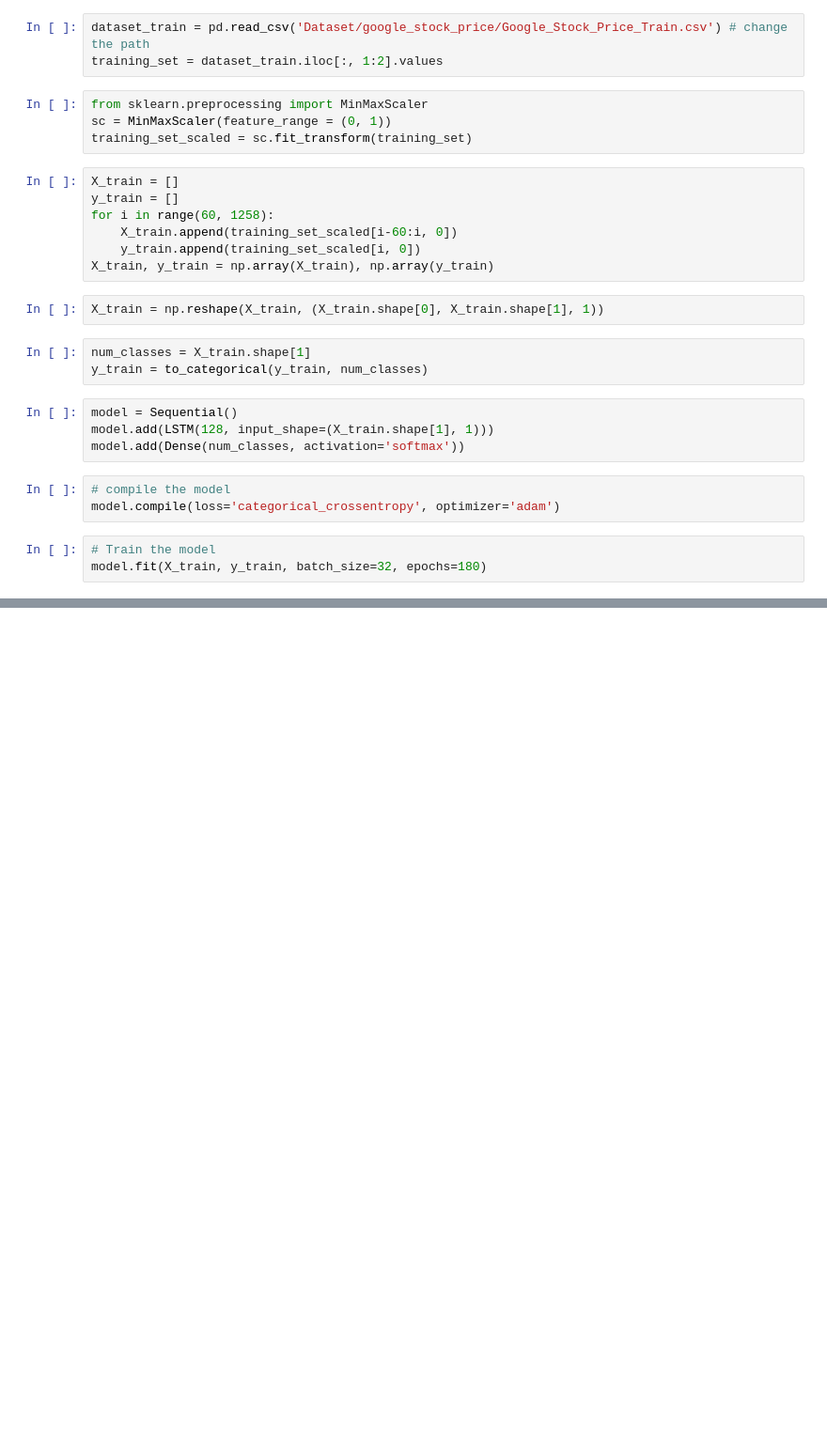
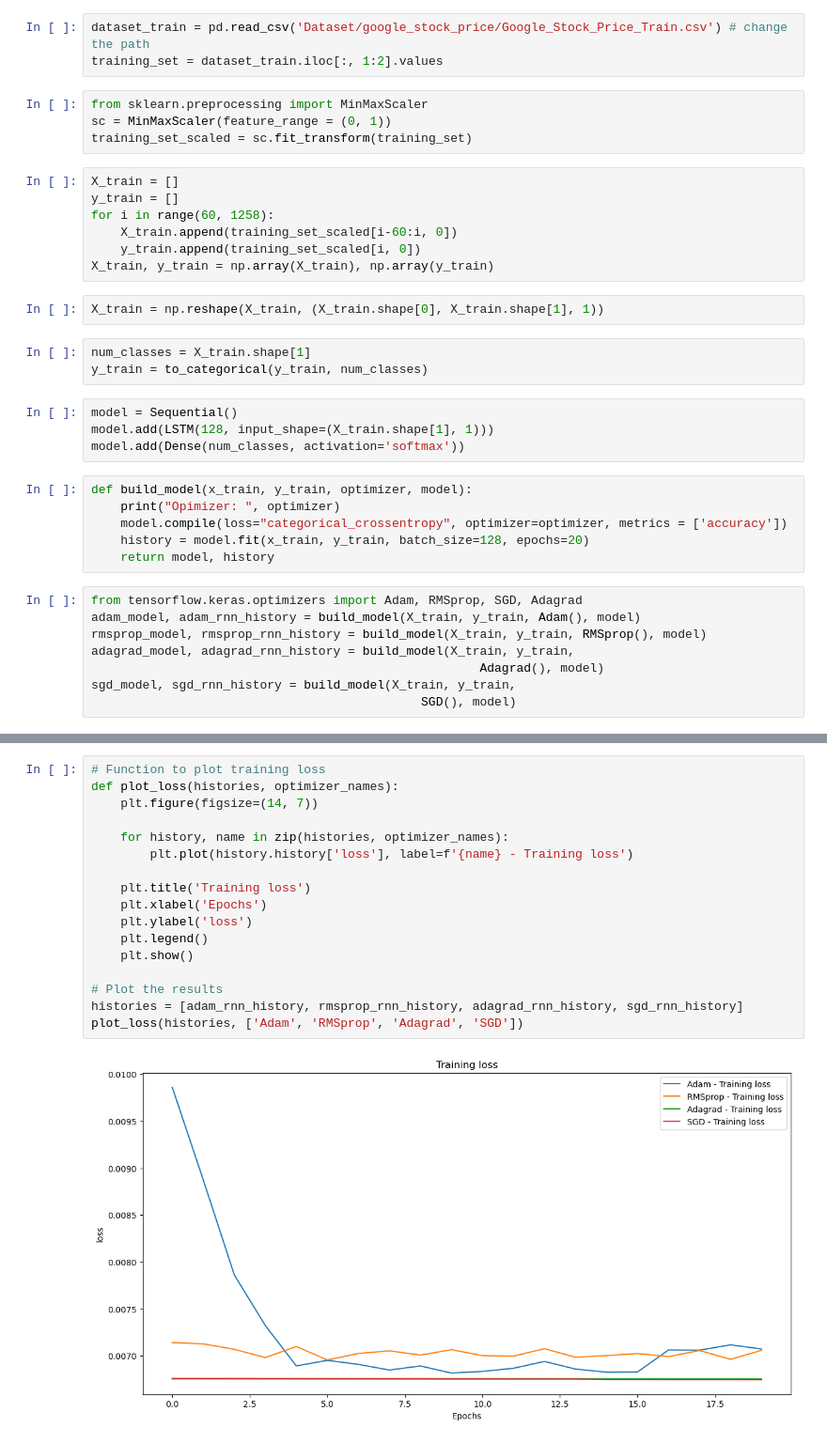
Before and after one commit to chakryaros/IDC6146, a Jupyter notebook: Project_Group2_RNN_model.ipynb, the cells around one changed output, grey strips where cells are left out. Shown at 94% size. Drawn from its saved outputs; the diff is of its cells as text; blank space fills up the shorter version.

```diff
--- a/Project_Group2_RNN_model.ipynb
+++ b/Project_Group2_RNN_model.ipynb
@@ -32,9 +32,17 @@ model = Sequential()
 model.add(LSTM(128, input_shape=(X_train.shape[1], 1)))
 model.add(Dense(num_classes, activation='softmax'))
 # %%
-# compile the model
-model.compile(loss='categorical_crossentropy', optimizer='adam')
+def build_model(x_train, y_train, optimizer, model):
+    print("Opimizer: ", optimizer)
+    model.compile(loss="categorical_crossentropy", optimizer=optimizer, metrics = ['accuracy'])
+    history = model.fit(x_train, y_train, batch_size=128, epochs=20)
+    return model, history
 # %%
-# Train the model
-model.fit(X_train, y_train, batch_size=32, epochs=180)
+from tensorflow.keras.optimizers import Adam, RMSprop, SGD, Adagrad
+adam_model, adam_rnn_history = build_model(X_train, y_train, Adam(), model)
+rmsprop_model, rmsprop_rnn_history = build_model(X_train, y_train, RMSprop(), model)
+adagrad_model, adagrad_rnn_history = build_model(X_train, y_train,
+                                                     Adagrad(), model)
+sgd_model, sgd_rnn_history = build_model(X_train, y_train,
+                                             SGD(), model)
 # %% [output]
@@ -58,0 +83,19 @@ Epoch 500/500
+# %%
+# Function to plot training loss
+def plot_loss(histories, optimizer_names):
+    plt.figure(figsize=(14, 7))
+
+    for history, name in zip(histories, optimizer_names):
+        plt.plot(history.history['loss'], label=f'{name} - Training loss')
+
+    plt.title('Training loss')
+    plt.xlabel('Epochs')
+    plt.ylabel('loss')
+    plt.legend()
+    plt.show()
+
+# Plot the results
+histories = [adam_rnn_history, rmsprop_rnn_history, adagrad_rnn_history, sgd_rnn_history]
+plot_loss(histories, ['Adam', 'RMSprop', 'Adagrad', 'SGD'])
+# %% [output]
+[figure, added]
```
Also changed, not shown: parts of 2 cells of this notebook.
